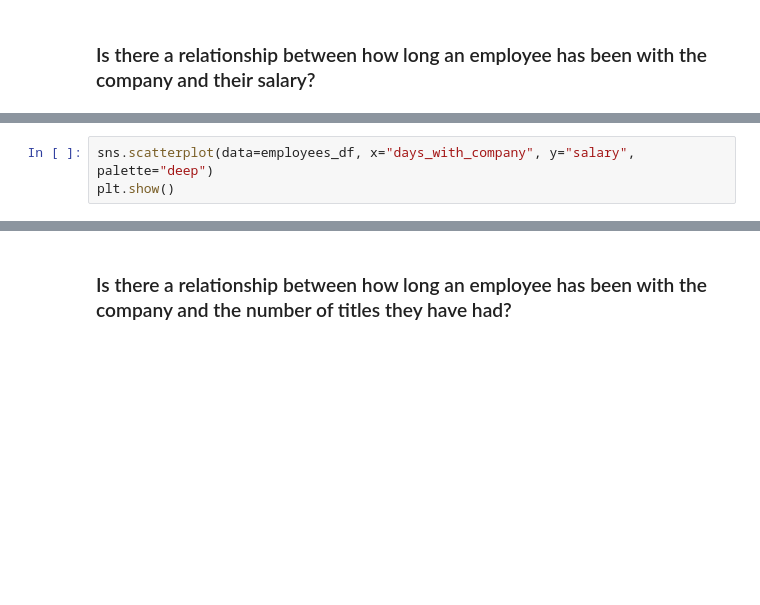
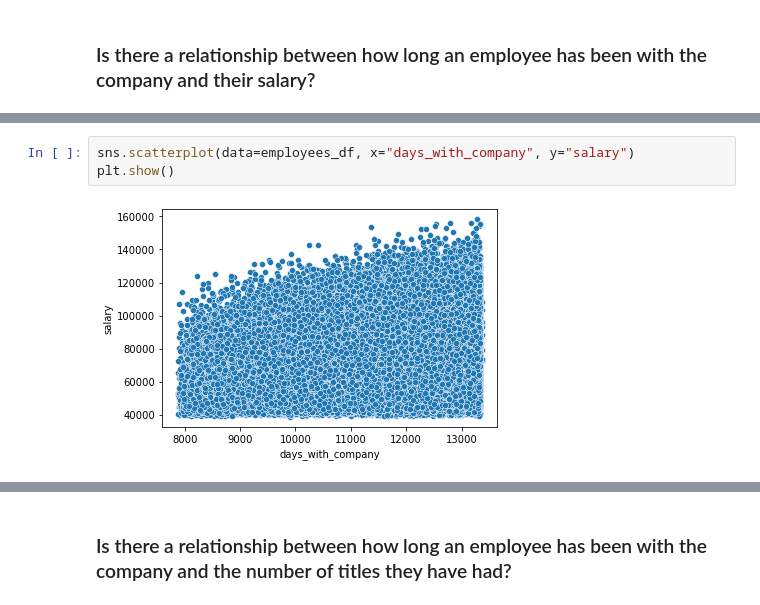
Before and after one commit to jeffakins/statistics_exercises, a Jupyter notebook: hypothesis_testing.ipynb, the cells around one changed output, grey strips where cells are left out. Drawn from its saved outputs; the diff is of its cells as text; blank space fills up the shorter version.

```diff
--- a/hypothesis_testing.ipynb
+++ b/hypothesis_testing.ipynb
@@ -491,3 +497,5 @@ employees_df.head()
 # %%
-sns.scatterplot(data=employees_df, x="days_with_company", y="salary", palette="deep")
+sns.scatterplot(data=employees_df, x="days_with_company", y="salary")
 plt.show()
+# %% [output]
+[figure, added]
```
Also changed, not shown: parts of 10 cells of this notebook, 1 other file.
